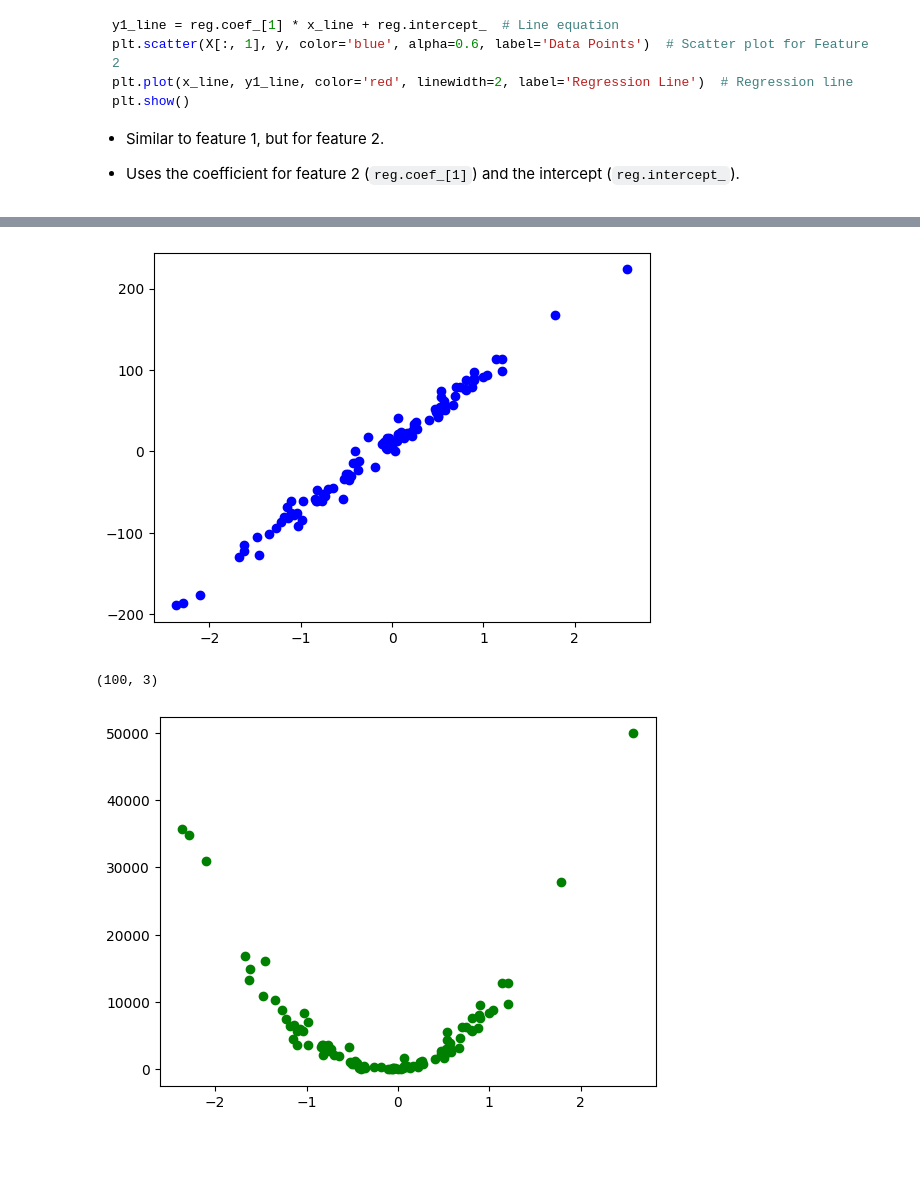
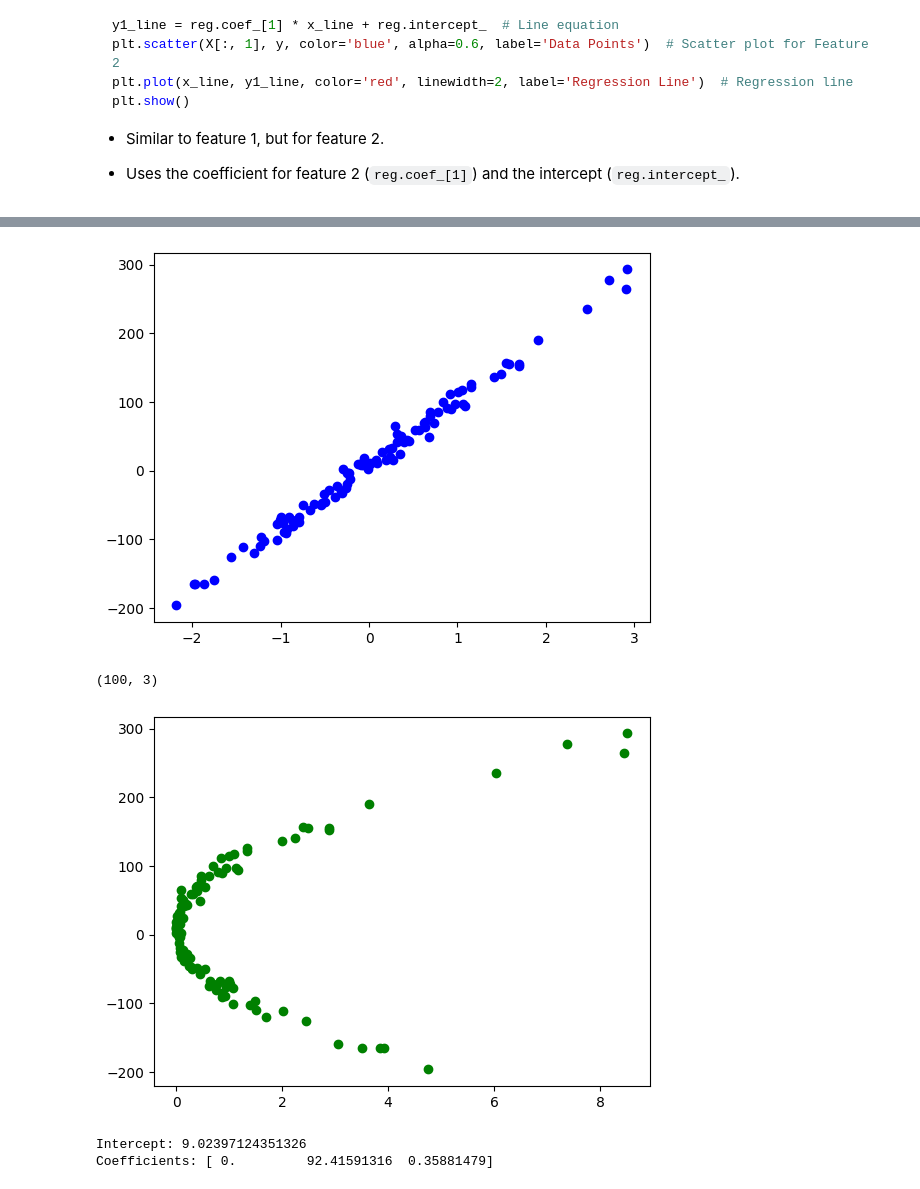
Before and after one commit to yasirfaizahmed/ML_Notebooks, a Jupyter notebook: Liner_models_analysis.ipynb, the cells around one changed output, grey strips where cells are left out. Cells and saved outputs as stored; diff of their text form; code cells hidden in the pictures; blank space fills up the shorter version.

Commit message:
found coefs of polynomial func using LineraRegression using PolynomialFeatures

```diff
--- a/Liner_models_analysis.ipynb
+++ b/Liner_models_analysis.ipynb
@@ -217,16 +220,25 @@ import numpy as np
 X, y = make_regression(n_samples=100, n_features=1, noise=10, bias=10)
 # %%
 poly = PolynomialFeatures(degree=2)
-Y_poly = poly.fit_transform(y.reshape(-1, 1))
+X_poly = poly.fit_transform(X)
 
 plt.scatter(X, y, color="blue")
 plt.show()
 
-print(Y_poly.shape)
+print(X_poly.shape)
 
-plt.scatter(X, Y_poly[:, 2], color="green")
+plt.scatter(X_poly[:, 2], y, color="green")
 plt.show()
 # %% [output]
-[figure, old version]
+[figure, new version]
 (100, 3)
-[figure, old version]
+[figure, new version]
+# %%
+model = LinearRegression()
+model.fit(X_poly, y)
+
+print("Intercept:", model.intercept_)  # Beta_0
+print("Coefficients:", model.coef_)   # Beta_1, Beta_2
+# %% [output]
+Intercept: 9.02397124351326
+Coefficients: [ 0.         92.41591316  0.35881479]
```
Also changed, not shown: parts of 6 cells of this notebook, 1 other file.
